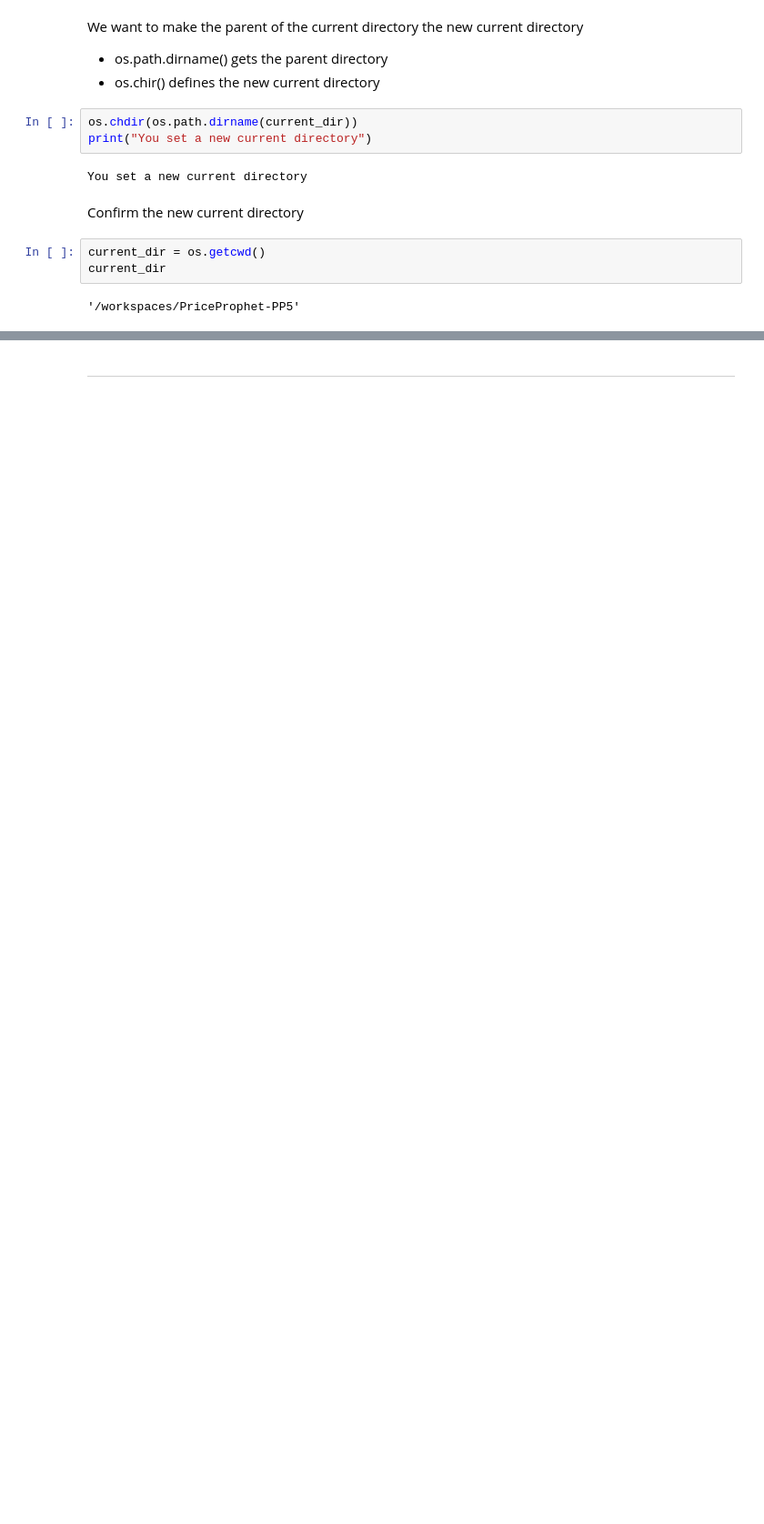
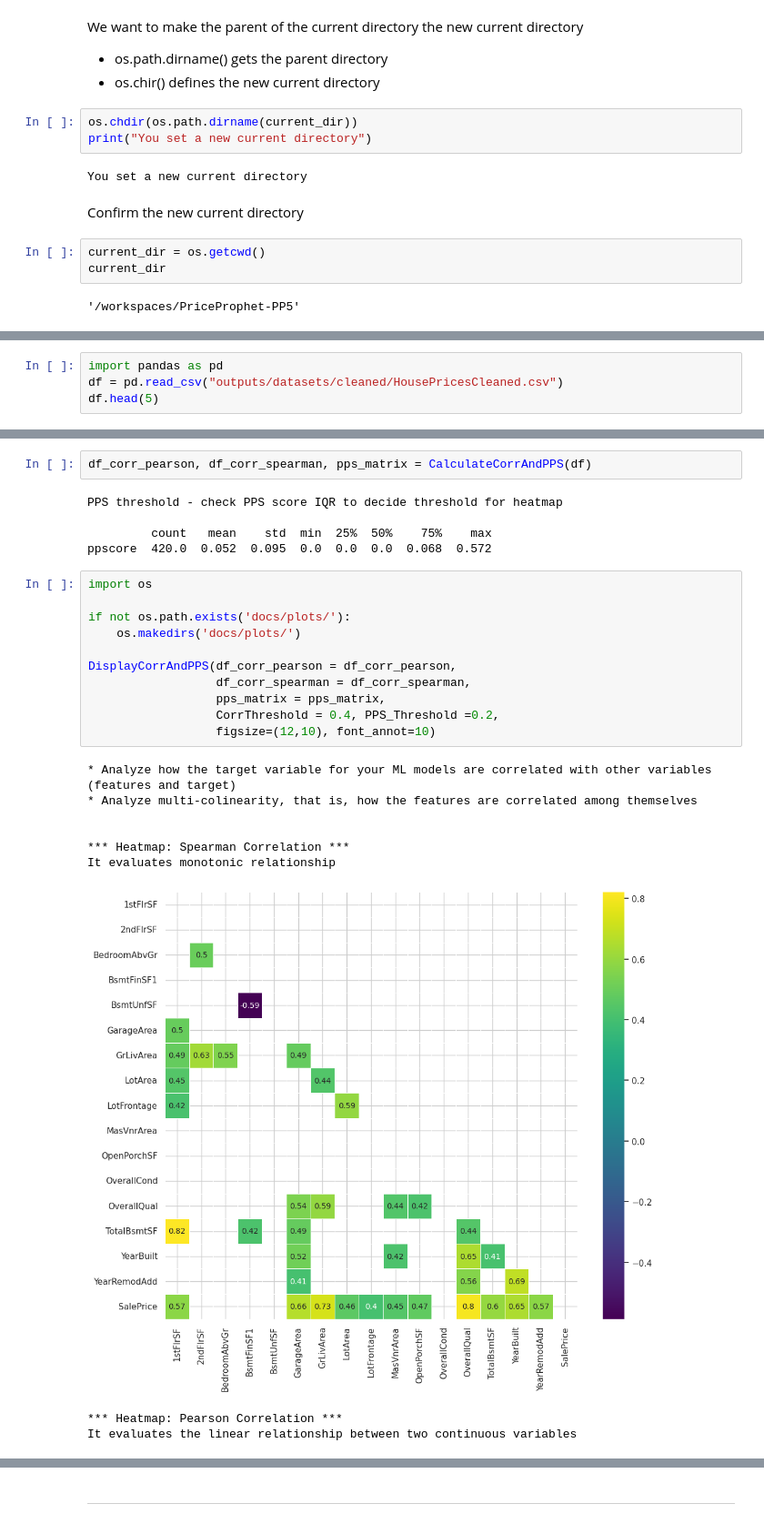
Before and after one commit to mjrosi/PriceProphet-PP5, a Jupyter notebook: jupyter_notebooks/02_Data_Exploration.ipynb, the cells around one changed output, grey strips where cells are left out. Shown at 91% size. Cells and saved outputs as stored; diff of their text form; blank space fills up the shorter version.

Commit message:
correlation study

```diff
--- a/jupyter_notebooks/02_Data_Exploration.ipynb
+++ b/jupyter_notebooks/02_Data_Exploration.ipynb
@@ -53,0 +49,4 @@ Section 1 content
+# %%
+import pandas as pd
+df = pd.read_csv("outputs/datasets/cleaned/HousePricesCleaned.csv")
+df.head(5)
@@ -53,0 +199,28 @@ Section 1 content
+# %%
+df_corr_pearson, df_corr_spearman, pps_matrix = CalculateCorrAndPPS(df)
+# %% [output]
+PPS threshold - check PPS score IQR to decide threshold for heatmap
+
+         count   mean    std  min  25%  50%    75%    max
+ppscore  420.0  0.052  0.095  0.0  0.0  0.0  0.068  0.572
+# %%
+import os
+
+if not os.path.exists('docs/plots/'):
+    os.makedirs('docs/plots/')
+
+DisplayCorrAndPPS(df_corr_pearson = df_corr_pearson,
+                  df_corr_spearman = df_corr_spearman,
+                  pps_matrix = pps_matrix,
+                  CorrThreshold = 0.4, PPS_Threshold =0.2,
+                  figsize=(12,10), font_annot=10)
+# %% [output]
+* Analyze how the target variable for your ML models are correlated with other variables (features and target)
+* Analyze multi-colinearity, that is, how the features are correlated among themselves
+
+
+*** Heatmap: Spearman Correlation ***
+It evaluates monotonic relationship
+[figure, added]
+*** Heatmap: Pearson Correlation ***
+It evaluates the linear relationship between two continuous variables
```
Also changed, not shown: parts of 36 cells of this notebook, 14 other files.
